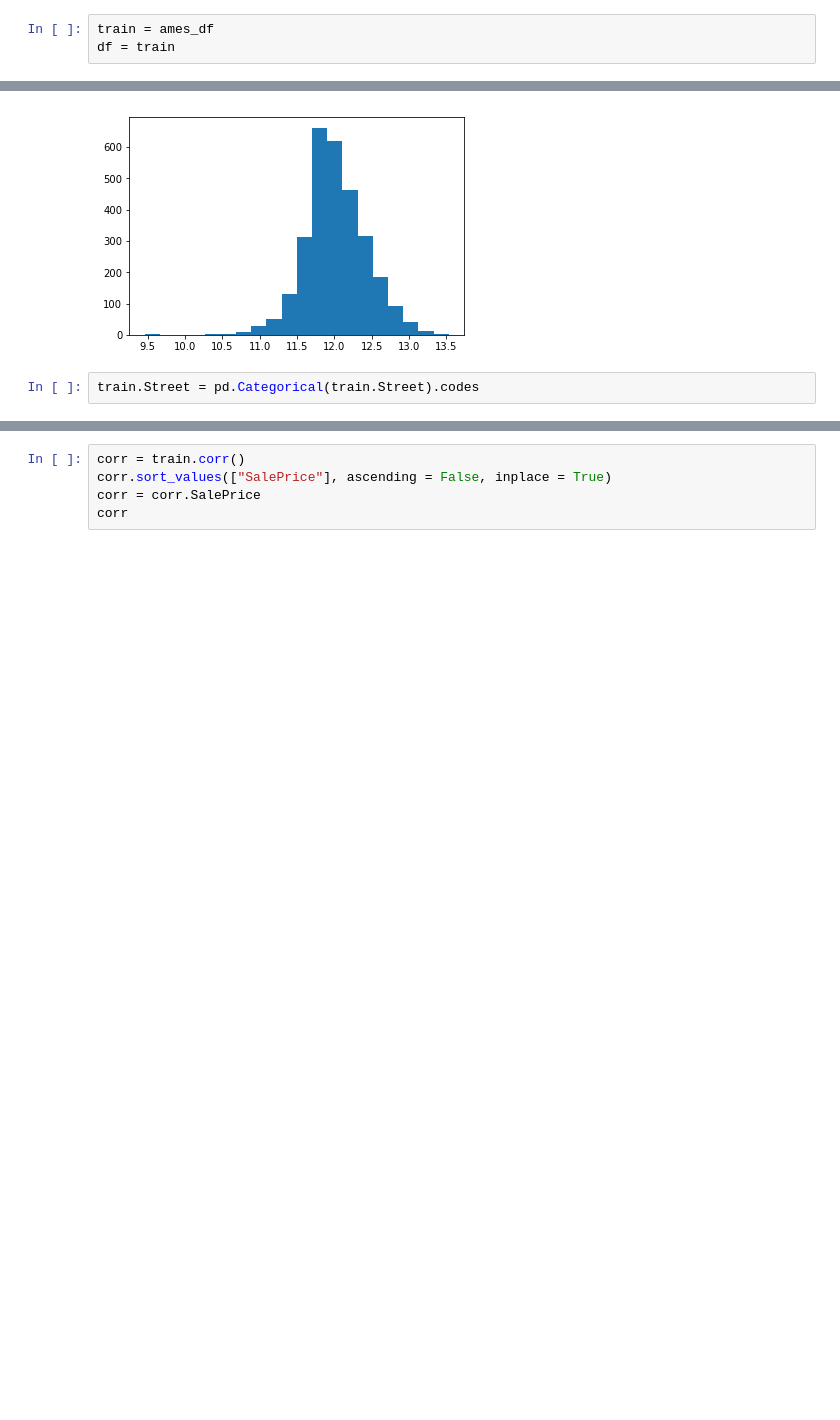
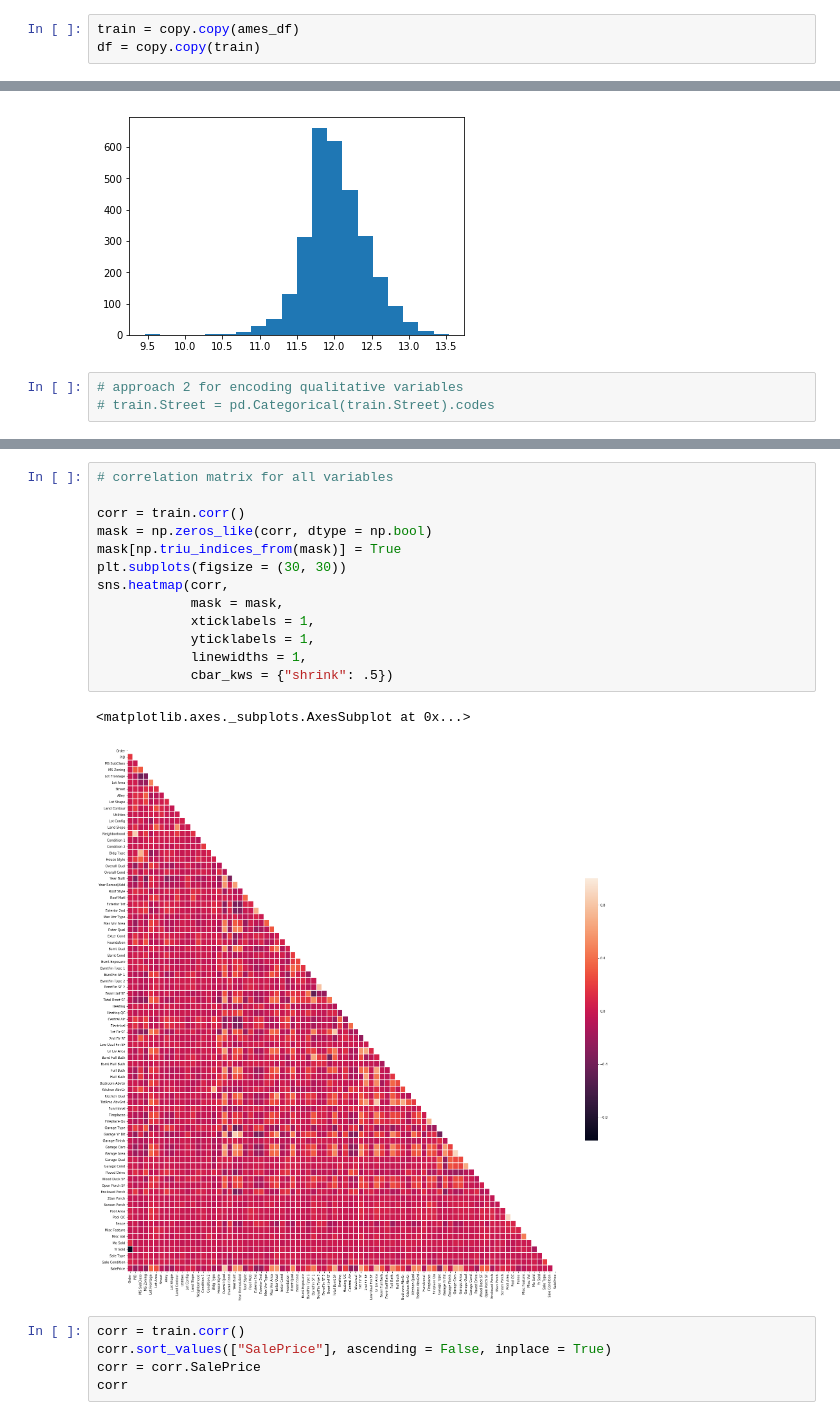
Before and after one commit to chaityacshah/Ames_House_Prices, a Jupyter notebook: notebooks/ames_housing_1.ipynb, the cells around one changed output, grey strips where cells are left out. Saved outputs shown, nothing was run; the diff lists cells and outputs as text; blank space fills up the shorter version.

```diff
--- a/notebooks/ames_housing_1.ipynb
+++ b/notebooks/ames_housing_1.ipynb
@@ -20,8 +20,8 @@ ames_df = pd.read_csv("../data/AmesHousing.txt", sep="\t")
 # for processing with NAs
 ames_df2 = copy.copy(ames_df)
 # %%
-train = ames_df
-df = train
+train = copy.copy(ames_df)
+df = copy.copy(train)
 # %%
 ames_df.info()
 # %% [output]
@@ -164,4 +164,5 @@ Name: log_SalePrice, dtype: float64
  <a list of 20 Patch objects>)
 [figure]
 # %%
-train.Street = pd.Categorical(train.Street).codes
+# approach 2 for encoding qualitative variables
+# train.Street = pd.Categorical(train.Street).codes
@@ -195,3 +201,19 @@ train.head()
+# %%
+# correlation matrix for all variables
+
+corr = train.corr()
+mask = np.zeros_like(corr, dtype = np.bool)
+mask[np.triu_indices_from(mask)] = True
+plt.subplots(figsize = (30, 30))
+sns.heatmap(corr,
+            mask = mask,
+            xticklabels = 1,
+            yticklabels = 1,
+            linewidths = 1,
+            cbar_kws = {"shrink": .5})
+# %% [output]
+<matplotlib.axes._subplots.AxesSubplot at 0x...>
+[figure, added]
 # %%
 corr = train.corr()
 corr.sort_values(["SalePrice"], ascending = False, inplace = True)
```
Also changed, not shown: parts of 7 cells of this notebook, 1 other file.
